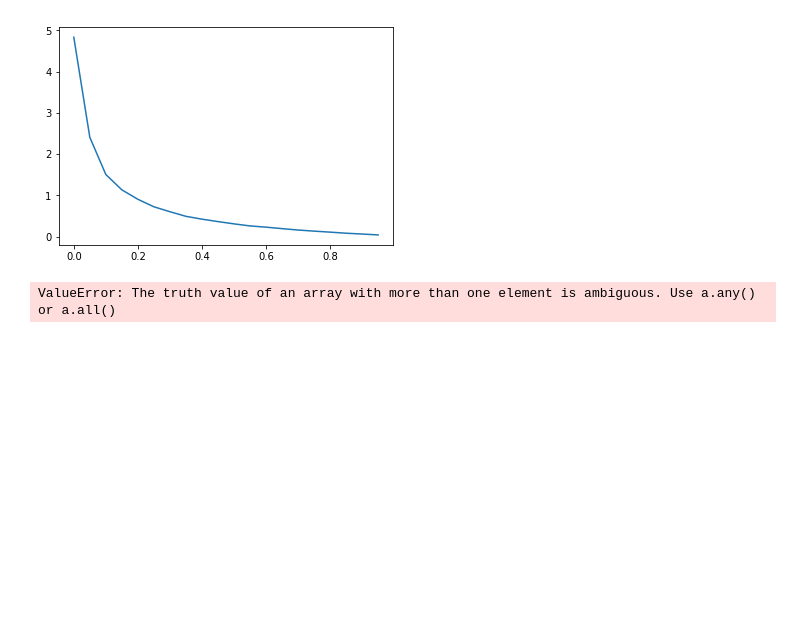
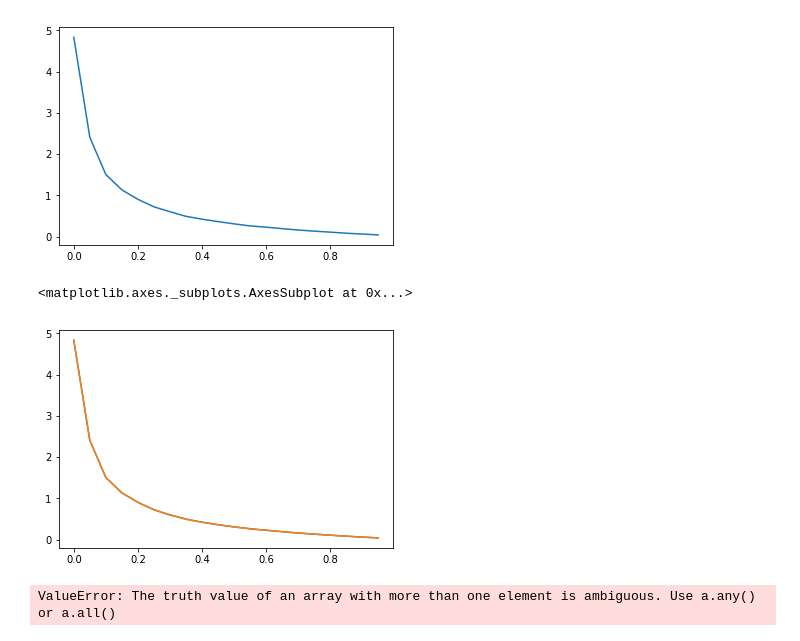
Before and after one commit to michaelsorenson/zid_simulation, a Jupyter notebook: notebooks/SMoPT.ipynb, the cells around one changed output. Cells and saved outputs as stored; diff of their text form; code cells hidden in the pictures; blank space fills up the shorter version.

```diff
--- a/notebooks/SMoPT.ipynb
+++ b/notebooks/SMoPT.ipynb
@@ -23,7 +23,7 @@ from run_sim import run_sim
 %autoreload 2
 # %%
 # Smooth results over 5 runs
-X = np.arange(0, 1.01, 0.05)
+X = np.arange(0, 1, 0.05)
 elon_rates = []
 for i in range(5):
     outpath = '../output/'
@@ -67,6 +67,27 @@ elon_rates.to_csv('../elon_rates.csv')
+# %%
+elon_rates = pd.read_csv('../data/elon_rates.csv').drop('Unnamed: 0', axis=1)
 # %%
-plot = sns.lineplot(X, np.mean(elon_rates))
+y = np.mean(elon_rates).values
+plot = sns.lineplot(X, y)
 fig = plot.get_figure()
 fig.savefig('../plots/Elongation_vs_CHX.png')
 # %% [output]
 [figure]
+# %%
+degs = 10
+# Fit a line where the x is the init rate and y is the CHX rate
+# (so we can use this to figure out what CHX rate to pass into
+# the simulation to give us a certain initiation rate)
+coefs = np.polyfit(y, X, degs)
+chx_rates = []
+for init_rate in y:
+    chx_rate = 0
+    for deg in range(degs + 1):
+        chx_rate += coefs[deg] * init_rate ** (degs - deg)
+    chx_rates.append(chx_rate)
+# Plot our fit line versus the real values
+sns.lineplot(chx_rates, y)
+sns.lineplot(X, y)
+# %% [output]
+<matplotlib.axes._subplots.AxesSubplot at 0x...>
+[figure, added]
```
Also changed, not shown: parts of 7 cells of this notebook, 3 other files.
